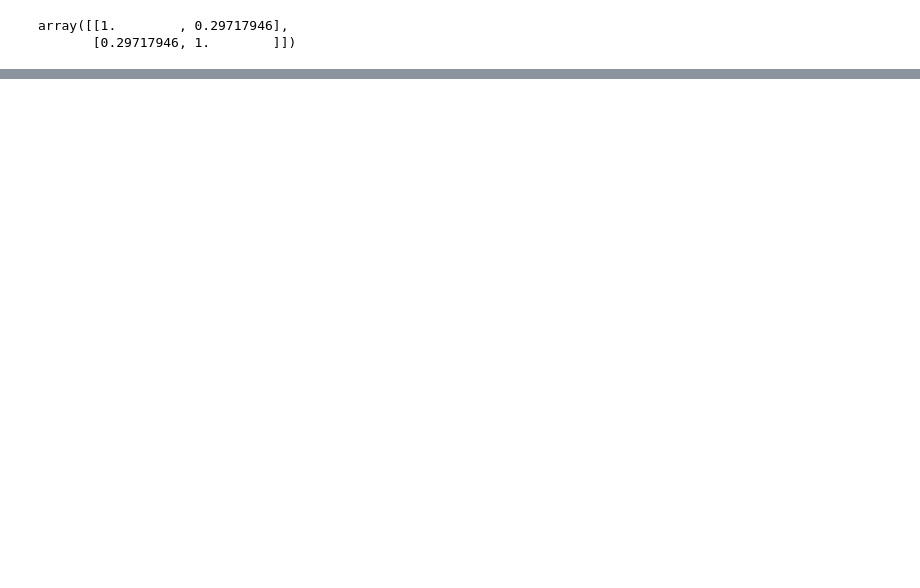
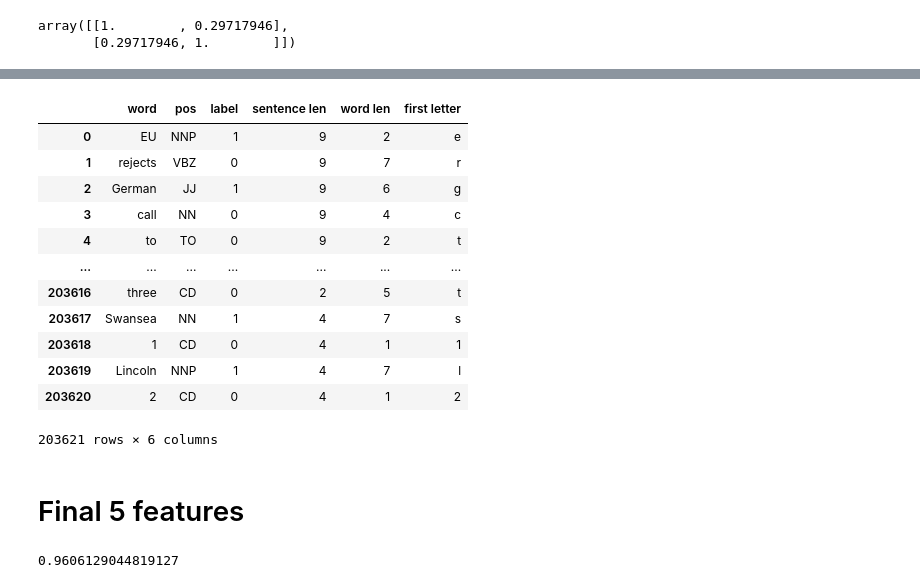
Before and after one commit to jony6484/NLP-course, a Jupyter notebook: week1/hw_1/EDA.ipynb, the cells around one changed output, grey strips where cells are left out. Drawn from its saved outputs; the diff is of its cells as text; code cells hidden in the pictures; blank space fills up the shorter version.

```diff
--- a/week1/hw_1/EDA.ipynb
+++ b/week1/hw_1/EDA.ipynb
@@ -313,0 +365,18 @@ plt.xlim([0,18])
+# %%
+sentences_df
+# %% [output]
+|  | word | pos | label | sentence len | word len | first letter |
+| 0 | EU | NNP | 1 | 9 | 2 | e |
+| 1 | rejects | VBZ | 0 | 9 | 7 | r |
+| 2 | German | JJ | 1 | 9 | 6 | g |
+| 3 | call | NN | 0 | 9 | 4 | c |
+| 4 | to | TO | 0 | 9 | 2 | t |
+| ... | ... | ... | ... | ... | ... | ... |
+| 203616 | three | CD | 0 | 2 | 5 | t |
+| 203617 | Swansea | NN | 1 | 4 | 7 | s |
+| 203618 | 1 | CD | 0 | 4 | 1 | 1 |
+| 203619 | Lincoln | NNP | 1 | 4 | 7 | l |
+| 203620 | 2 | CD | 0 | 4 | 1 | 2 |
+203621 rows × 6 columns
+# %% [markdown]
+# Final 5 features
@@ -313,0 +390,9 @@ plt.xlim([0,18])
+# %%
+X_train, y_train = dataloading.convert_raw_to_features(sentences_train, feature_maps)
+X_eval, y_eval = dataloading.convert_raw_to_features(sentences_eval, feature_maps)
+model = RandomForestClassifier(n_estimators=100, max_depth=13, random_state=42)
+model.fit(X_train, y_train)
+score = model.score(X_eval, y_eval)
+score
+# %% [output]
+0.9606129044819127
```
Also changed, not shown: parts of 44 cells of this notebook, 3 other files.
